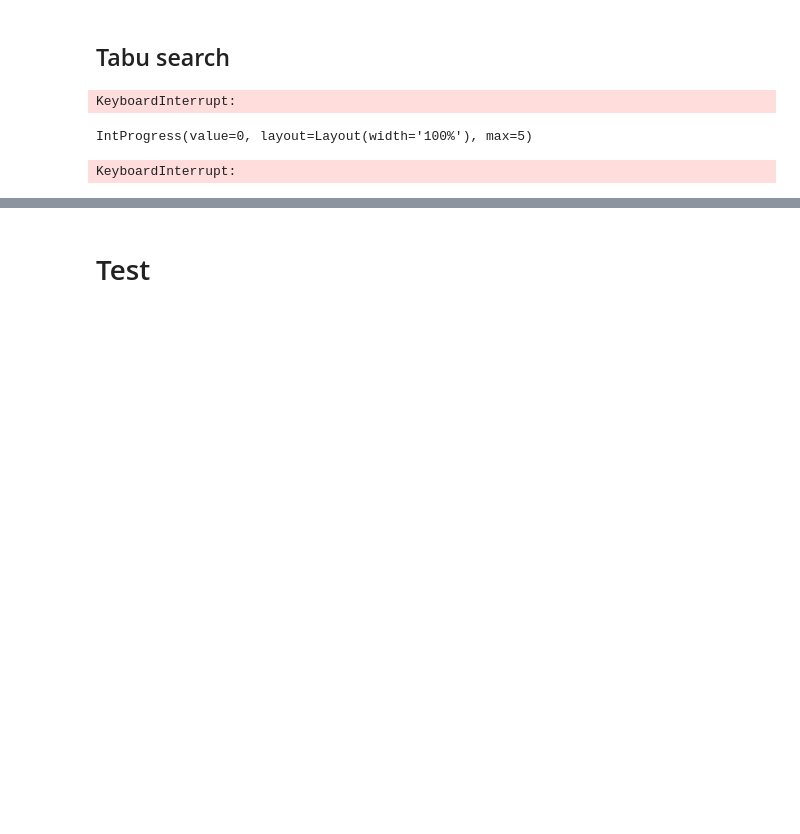
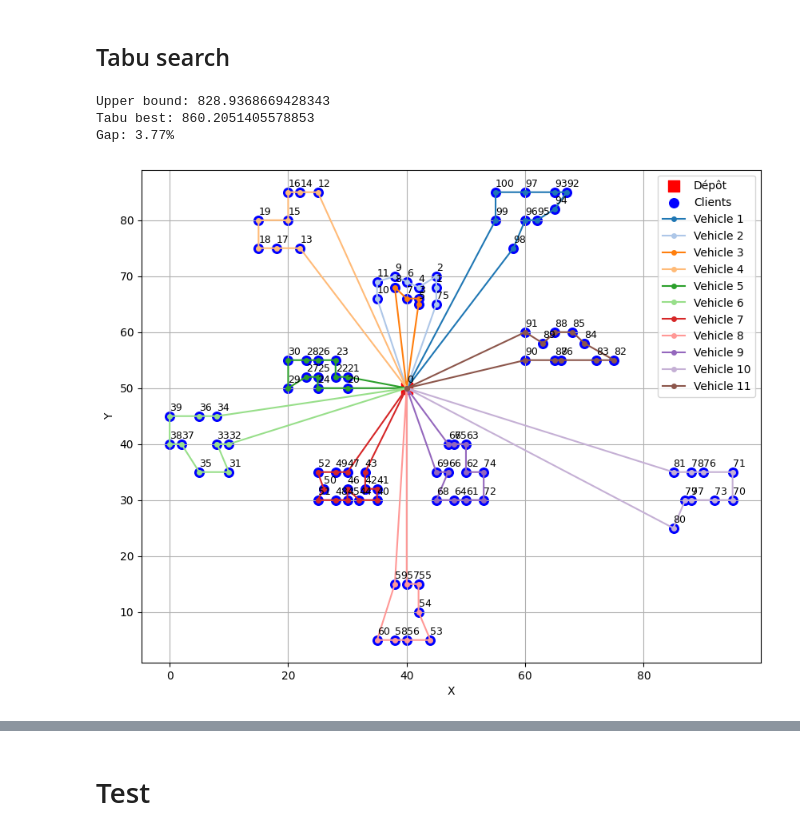
Before and after one commit to Low8/Projet_algo, a Jupyter notebook: scripts/recherche_tabu_upgrade.ipynb, the cells around one changed output, grey strips where cells are left out. Cells and saved outputs as stored; diff of their text form; code cells hidden in the pictures; blank space fills up the shorter version.

```diff
--- a/scripts/recherche_tabu_upgrade.ipynb
+++ b/scripts/recherche_tabu_upgrade.ipynb
@@ -24,7 +24,7 @@ from functions import get_vrptw_instance, show_routes
 ## Variables
 # %%
 # Instances
-instance_name = 'RC2_10_1.txt'
+instance_name = 'C101.txt'
 data_set, data_set_best_solution = get_vrptw_instance(instance_name)
 
 # DataSET
@@ -816,63 +823,28 @@ def tabu_search(instance: VRPInstance, initial_solution, tabu_size, iter_max, nb
 # %%
 # importantes variables for tabu search
 tabu_size = int(np.sqrt(instance.nb_client))
 nb_iter = 400
 nb_neighbors = 400
-nb_local_moves = 1
-nb_global_moves = 0
+exploration_ratio = 1/30
 
 clark = clark_and_wright(instance)
 distance_clark = total_travel_distance(clark, instance)
-tabu_solution = tabu_search(instance, clark, tabu_size, nb_iter, nb_neighbors, nb_local_moves, nb_global_moves)
+tabu_solution = tabu_search(instance, clark, tabu_size, nb_iter, nb_neighbors, exploration_ratio)
 
 distance_best = total_travel_distance(instance_best_solution, instance)
 distance_tabu = total_travel_distance(tabu_solution, instance)
 
 print(f"Upper bound: {distance_best}")
 print(f"Tabu best: {distance_tabu}")
 
 gap = (distance_tabu - distance_best) / distance_best * 100
 print(f"Gap: {gap:.2f}%")
 show_routes(tabu_solution, data_set)
 # %% [output]
-KeyboardInterrupt:
+Upper bound: 828.9368669428343
+Tabu best: 860.2051405578853
+Gap: 3.77%
+[figure, added]
-# %%
-tabu_size = int(np.sqrt(instance.nb_client))
-nb_iter = 400
-nb_neighbors = 400
-nb_local_moves = 1
-nb_global_moves = 0
-
-multi_start = 5
-best_solution = None
-best_distance = float('inf')
-
-bar = IntProgress(min=0, max=multi_start, layout={"width": "100%"})
-display(bar)
-
-for _ in range(multi_start):
-    clark = clark_and_wright(instance)
-    distance_clark = total_travel_distance(clark, instance)
-    tabu_solution = tabu_search(instance, clark, tabu_size, nb_iter, nb_neighbors, nb_local_moves, nb_global_moves)
-    distance_tabu = total_travel_distance(tabu_solution, instance)
-    if distance_tabu < best_distance:
-        best_distance = distance_tabu
-        best_solution = copy.deepcopy(tabu_solution)
-    bar.value += 1
-
-bar.close()
-distance_best = total_travel_distance(instance_best_solution, instance)
-distance_tabu = best_distance
-
-print(f"Upper bound: {distance_best}")
-print(f"Tabu best (multi-start): {distance_tabu}")
-gap = (distance_tabu - distance_best) / distance_best * 100
-print(f"Gap: {gap:.2f}%")
-print(distance_tabu)
-show_routes(tabu_solution, data_set)
-# %% [output]
-IntProgress(value=0, layout=Layout(width='100%'), max=5)
-KeyboardInterrupt:
 # %%
 def run_single_tabu(seed):
     """Fonction qui sera exécutée en parallèle"""
```
Also changed, not shown: parts of 5 cells of this notebook.
